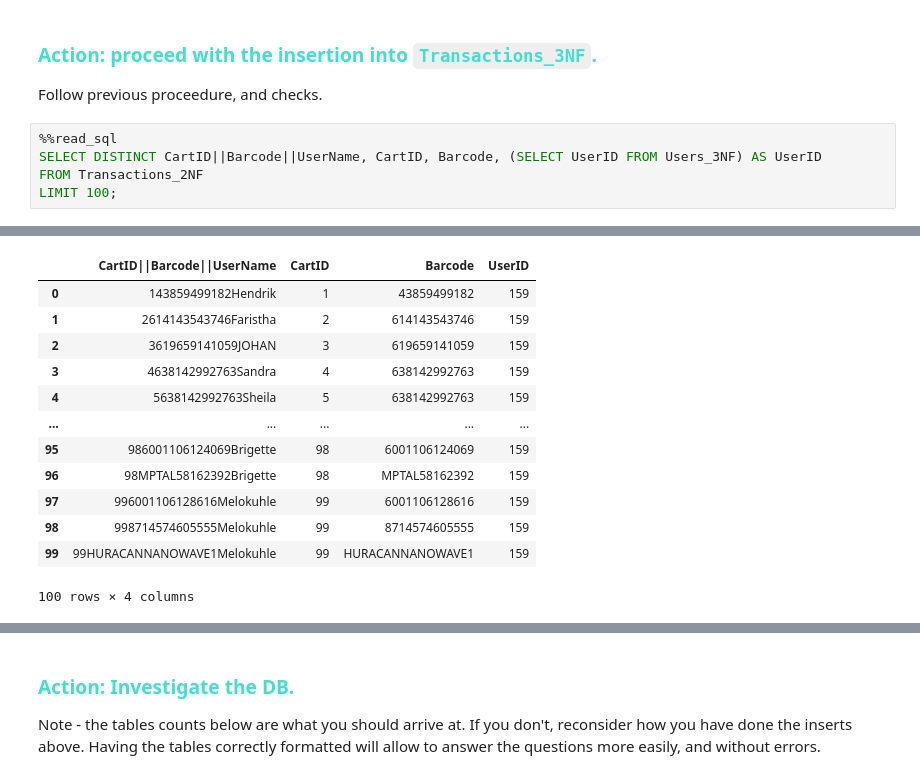
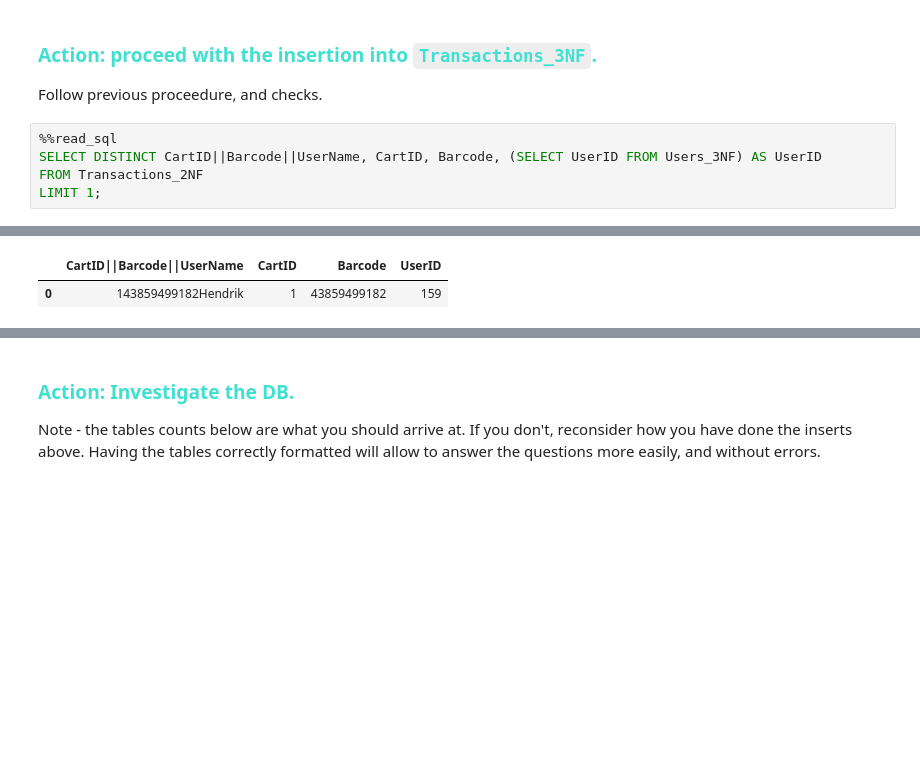
Before and after one commit to HASSAN1A/Explore, a Jupyter notebook: SQL_Predict_Student_Pack-3080 (1)/SQL_Predict_Student_Pack/SQL_Predict_Student_Version.ipynb, the cells around one changed output, grey strips where cells are left out. Saved outputs shown, nothing was run; the diff lists cells and outputs as text; blank space fills up the shorter version.

```diff
--- a/SQL_Predict_Student_Pack-3080 (1)/SQL_Predict_Student_Pack/SQL_Predict_Student_Version.ipynb
+++ b/SQL_Predict_Student_Pack-3080 (1)/SQL_Predict_Student_Pack/SQL_Predict_Student_Version.ipynb
@@ -749,5 +746,5 @@ Follow previous proceedure, and checks.
 %%read_sql
 SELECT DISTINCT CartID||Barcode||UserName, CartID, Barcode, (SELECT UserID FROM Users_3NF) AS UserID
 FROM Transactions_2NF
-LIMIT 100;
+LIMIT 1;
 # %% [output]
@@ -755,16 +752,5 @@ Query started at 09:09:22 PM EAT; Query executed in 0.00 m
 |  | CartID||Barcode||UserName | CartID | Barcode | UserID |
 | 0 | 143859499182Hendrik | 1 | 43859499182 | 159 |
-| 1 | 2614143543746Faristha | 2 | 614143543746 | 159 |
-| 2 | 3619659141059JOHAN | 3 | 619659141059 | 159 |
-| 3 | 4638142992763Sandra | 4 | 638142992763 | 159 |
-| 4 | 5638142992763Sheila | 5 | 638142992763 | 159 |
-| ... | ... | ... | ... | ... |
-| 95 | 986001106124069Brigette | 98 | 6001106124069 | 159 |
-| 96 | 98MPTAL58162392Brigette | 98 | MPTAL58162392 | 159 |
-| 97 | 996001106128616Melokuhle | 99 | 6001106128616 | 159 |
-| 98 | 998714574605555Melokuhle | 99 | 8714574605555 | 159 |
-| 99 | 99HURACANNANOWAVE1Melokuhle | 99 | HURACANNANOWAVE1 | 159 |
-100 rows × 4 columns
 # %%
 %%read_sql
 
```
Also changed, not shown: parts of 3 cells of this notebook.
